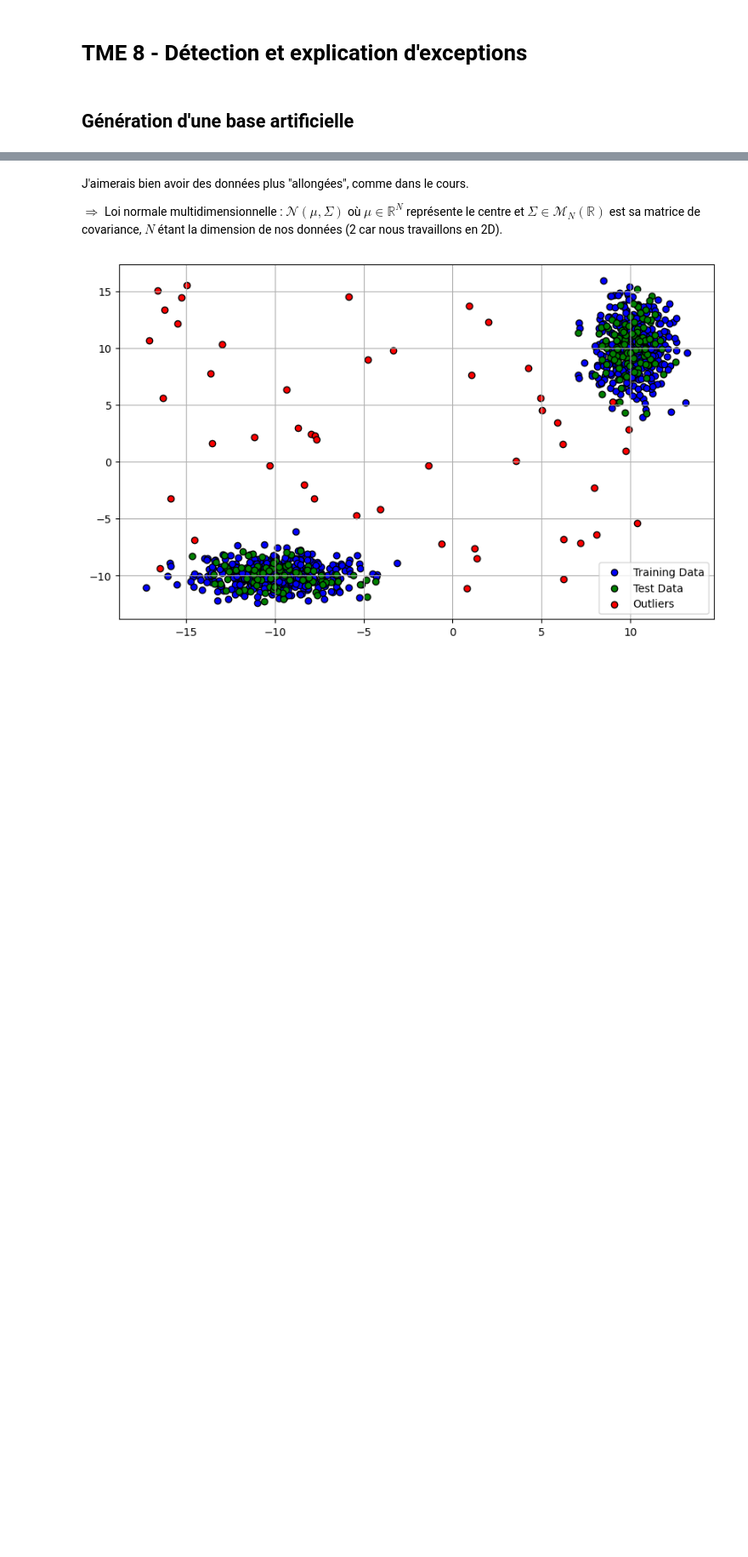
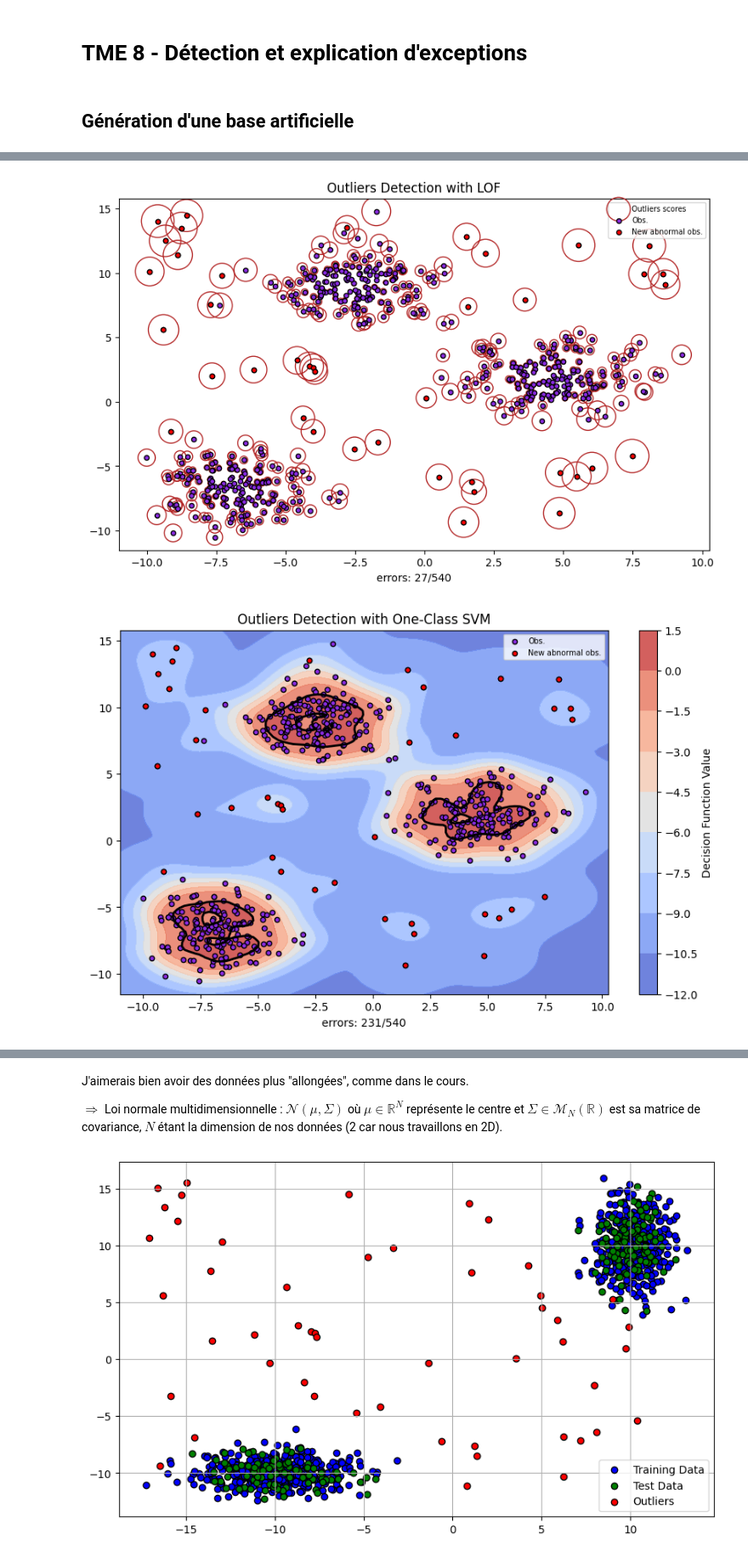
Before and after one commit to CharlesAttend/M2-DAC, a Jupyter notebook: XAI/TME/TME8/TME8.ipynb, the cells around one changed output, grey strips where cells are left out. Shown at 85% size. Cells and saved outputs as stored; diff of their text form; code cells hidden in the pictures; blank space fills up the shorter version.

```diff
--- a/XAI/TME/TME8/TME8.ipynb
+++ b/XAI/TME/TME8/TME8.ipynb
@@ -114,17 +126,21 @@ from sklearn.svm import OneClassSVM
 from sklearn.ensemble import IsolationForest
 
 
-def train_lof(X_train, n_neighbors=20, contamination="auto"):
-    """Train a Local Outlier Factor."""
+def train_lof(X_train, mode, n_neighbors=20, contamination="auto"):
+    """Entraine un Local Outlier Factor.
+
+    Outlier detection si mode=False, novelty detection si mode=True.
+    """
     clf = LocalOutlierFactor(
-        n_neighbors=n_neighbors, novelty=True, contamination=contamination
+        n_neighbors=n_neighbors, novelty=mode, contamination=contamination
     )
-    clf.fit(X_train)
+    if mode:
+        clf.fit(X_train)
     return clf
 
 
 def train_one_class_svm(X_train, nu=0.5, gamma="auto"):
-    """Train a One-Class SVM."""
+    """Entraine un One-Class SVM."""
     clf = OneClassSVM(kernel="rbf", gamma=gamma, nu=nu)
     clf.fit(X_train)
     return clf
@@ -133,7 +149,7 @@ def train_one_class_svm(X_train, nu=0.5, gamma="auto"):
 def train_isolation_forest(
     X_train, n_estimators=100, contamination="auto", random_state=0
 ):
-    """Train a Isolation Forest."""
+    """Entraine un Isolation Forest."""
     clf = IsolationForest(
         n_estimators=n_estimators,
         contamination=contamination,
@@ -143,0 +222,25 @@ def train_isolation_forest(
+# %%
+# Generate data
+X_train, X_test, X_outliers = generate_blobs(
+    n_samples=500, n_clusters=3, cluster_std=1.5, n_outliers=40
+)
+X = np.vstack((X_train, X_test, X_outliers))
+# Entraîner chaque modèle
+lof_clf = train_lof(X, mode=False)
+svm_clf = train_one_class_svm(X)
+iso_forest_clf = train_isolation_forest(X)
+
+# Visualize decision boundaries for each model
+plot_decision_boundary_outlier(lof_clf, X, X_outliers, "Outliers Detection with LOF")
+plot_decision_boundary_outlier(
+    svm_clf, X, X_outliers, "Outliers Detection with One-Class SVM"
+)
+plot_decision_boundary_outlier(
+    iso_forest_clf,
+    X,
+    X_outliers,
+    "Outliers Detection with Isolation Forest",
+)
+# %% [output]
+[figure, added]
+[figure, added]
```
Also changed, not shown: parts of 18 cells of this notebook, 1 other file.
